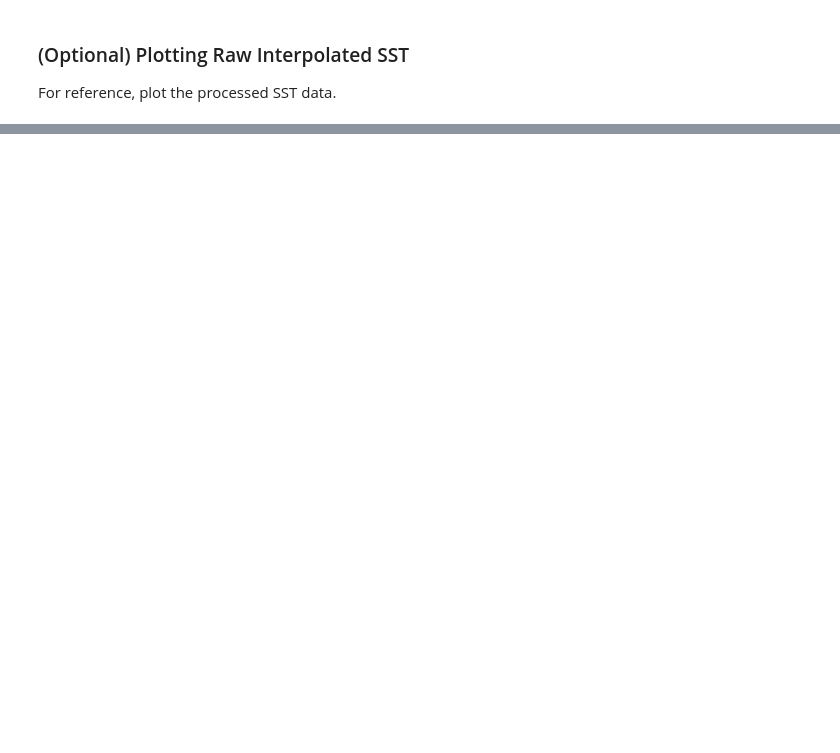
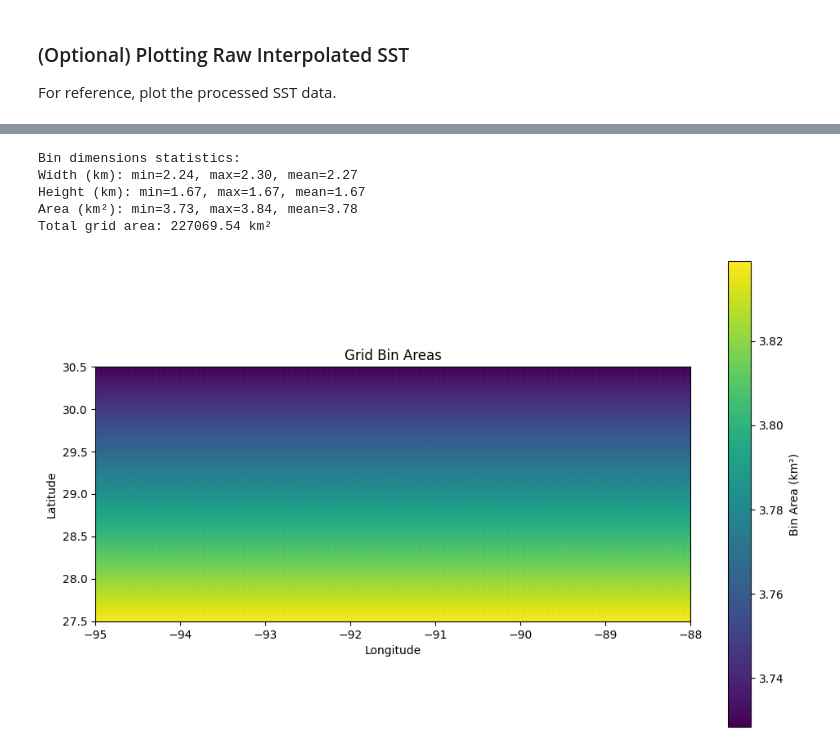
Before and after one commit to makaip/nasa-murep-local, a Jupyter notebook: cdom_sst/test_cdomsst.ipynb, the cells around one changed output, grey strips where cells are left out. Drawn from its saved outputs; the diff is of its cells as text; code cells hidden in the pictures; blank space fills up the shorter version.

```diff
--- a/cdom_sst/test_cdomsst.ipynb
+++ b/cdom_sst/test_cdomsst.ipynb
@@ -614,0 +627,79 @@ else:
+# %%
+# Calculate bin dimensions in kilometers
+import math
+
+def haversine_distance(lat1, lon1, lat2, lon2):
+    """Calculate the great-circle distance between two points on Earth in kilometers."""
+    # Convert decimal degrees to radians
+    lat1, lon1, lat2, lon2 = map(math.radians, [lat1, lon1, lat2, lon2])
+
+    # Haversine formula
+    dlat = lat2 - lat1
+    dlon = lon2 - lon1
+    a = math.sin(dlat/2)**2 + math.cos(lat1) * math.cos(lat2) * math.sin(dlon/2)**2
+    c = 2 * math.asin(math.sqrt(a))
+    # Radius of Earth in kilometers
+    r = 6371
+    return c * r
+
+# Get bin dimensions
+lat_bin_edges = lat_edges_grid
+lon_bin_edges = lon_edges_grid
+
+# Create arrays to store bin dimensions
+bin_widths_km = np.zeros((lat_bins, lon_bins))
+bin_heights_km = np.zeros((lat_bins, lon_bins))
+bin_areas_km2 = np.zeros((lat_bins, lon_bins))
+
+# Calculate center of each bin
+lat_centers = np.zeros(lat_bins)
+lon_centers = np.zeros(lon_bins)
+
+for i in range(lat_bins):
+    lat_centers[i] = (lat_bin_edges[i] + lat_bin_edges[i+1]) / 2
+
+for j in range(lon_bins):
+    lon_centers[j] = (lon_bin_edges[j] + lon_bin_edges[j+1]) / 2
+
+# Calculate bin dimensions
+for i in range(lat_bins):
+    for j in range(lon_bins):
+        # Calculate width (longitude distance) at this latitude
+        bin_widths_km[i, j] = haversine_distance(
+            lat_centers[i], lon_bin_edges[j],
+            lat_centers[i], lon_bin_edges[j+1]
+        )
+
+        # Calculate height (latitude distance)
+        bin_heights_km[i, j] = haversine_distance(
+            lat_bin_edges[i], lon_centers[j],
+            lat_bin_edges[i+1], lon_centers[j]
+        )
+
+        # Calculate area
+        bin_areas_km2[i, j] = bin_widths_km[i, j] * bin_heights_km[i, j]
+
+# Print statistics
+print(f"Bin dimensions statistics:")
+print(f"Width (km): min={np.min(bin_widths_km):.2f}, max={np.max(bin_widths_km):.2f}, mean={np.mean(bin_widths_km):.2f}")
+print(f"Height (km): min={np.min(bin_heights_km):.2f}, max={np.max(bin_heights_km):.2f}, mean={np.mean(bin_heights_km):.2f}")
+print(f"Area (km²): min={np.min(bin_areas_km2):.2f}, max={np.max(bin_areas_km2):.2f}, mean={np.mean(bin_areas_km2):.2f}")
+print(f"Total grid area: {np.sum(bin_areas_km2):.2f} km²")
+
+# Optional: Plot bin areas
+plt.figure(figsize=(10, 6))
+plt.imshow(bin_areas_km2, origin='lower', cmap='viridis',
+           extent=[lon_bin_edges[0], lon_bin_edges[-1], lat_bin_edges[0], lat_bin_edges[-1]])
+plt.colorbar(label='Bin Area (km²)')
+plt.title('Grid Bin Areas')
+plt.xlabel('Longitude')
+plt.ylabel('Latitude')
+plt.tight_layout()
+plt.show()
+# %% [output]
+Bin dimensions statistics:
+Width (km): min=2.24, max=2.30, mean=2.27
+Height (km): min=1.67, max=1.67, mean=1.67
+Area (km²): min=3.73, max=3.84, mean=3.78
+Total grid area: 227069.54 km²
+[figure, added]
```
Also changed, not shown: parts of 10 cells of this notebook.
